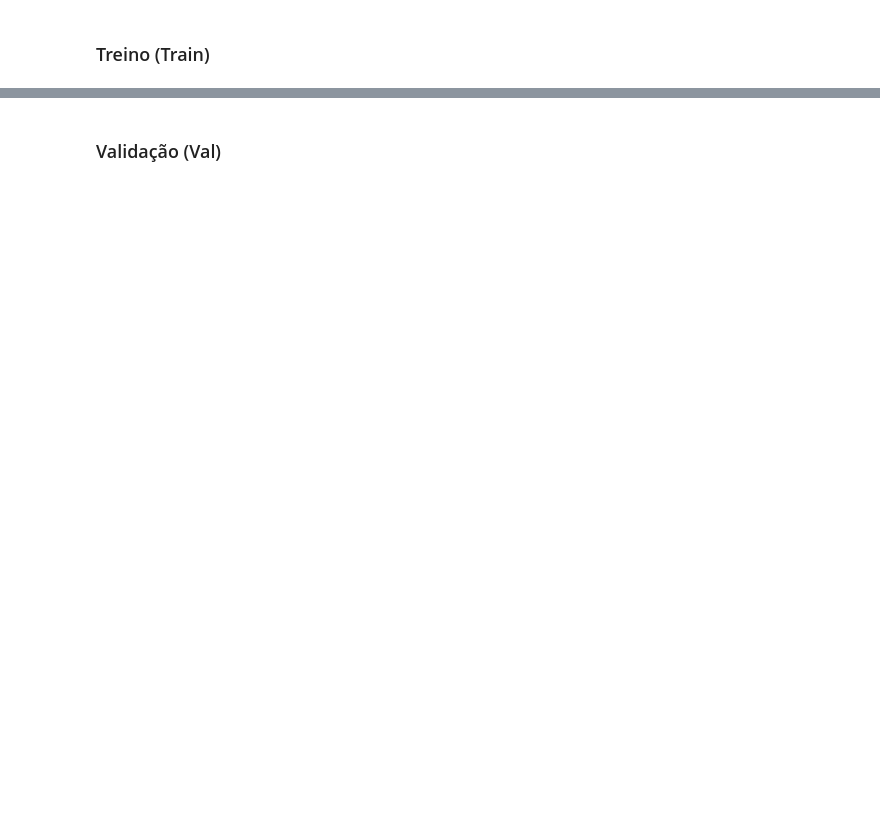
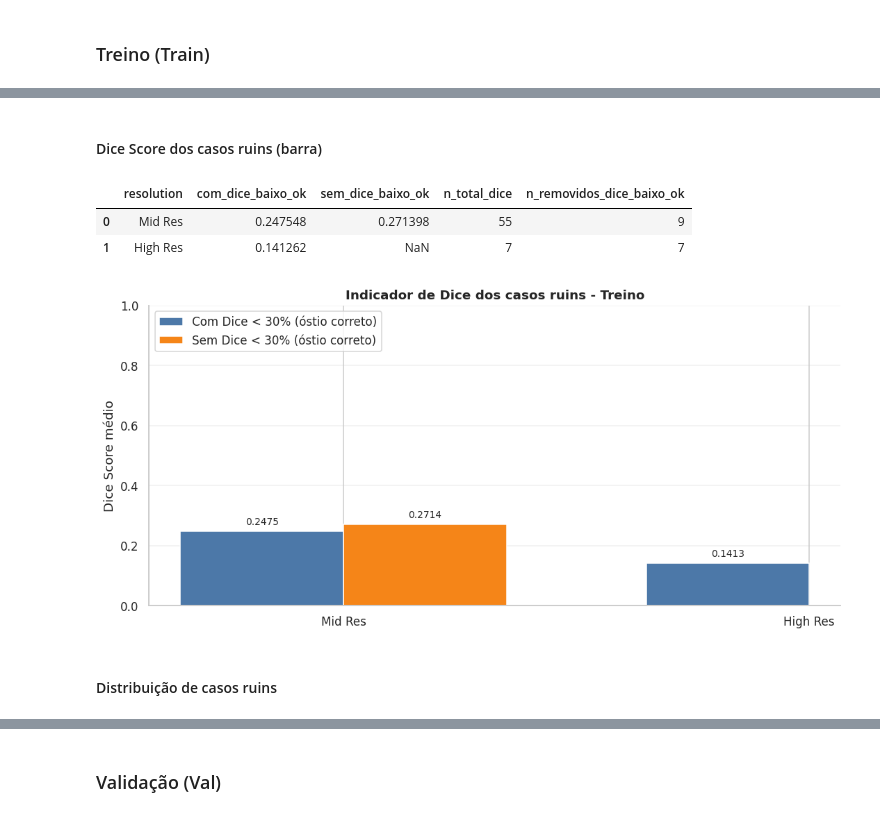
Before and after one commit to matheusssilva991/coronary-centerline-detection, a Jupyter notebook: src/eda_tests.ipynb, the cells around one changed output, grey strips where cells are left out. Cells and saved outputs as stored; diff of their text form; code cells hidden in the pictures; blank space fills up the shorter version.

```diff
--- a/src/eda_tests.ipynb
+++ b/src/eda_tests.ipynb
@@ -667,0 +601,18 @@ Exemplos (nenhum correto em ambos): [23, 127, 207, 316, 401, 515, 522, 705, 759,
+# %% [markdown]
+#### Dice Score dos casos ruins (barra)
+# %%
+train_bad_dice_indicator_df = viz_bad_cases.plot_bad_dice_indicator(
+    df_mid_train_bad,
+    df_high_train_bad,
+    "Treino",
+    summarize_bad_dice_fn=cmp_bad_cases.summarize_bad_dice_with_threshold,
+    dice_threshold=0.3,
+)
+display(train_bad_dice_indicator_df)
+# %% [output]
+|  | resolution | com_dice_baixo_ok | sem_dice_baixo_ok | n_total_dice | n_removidos_dice_baixo_ok |
+| 0 | Mid Res | 0.247548 | 0.271398 | 55 | 9 |
+| 1 | High Res | 0.141262 | NaN | 7 | 7 |
+[figure, added]
+# %% [markdown]
+#### Distribuição de casos ruins
```
Also changed, not shown: parts of 30 cells of this notebook, 5 other files.
